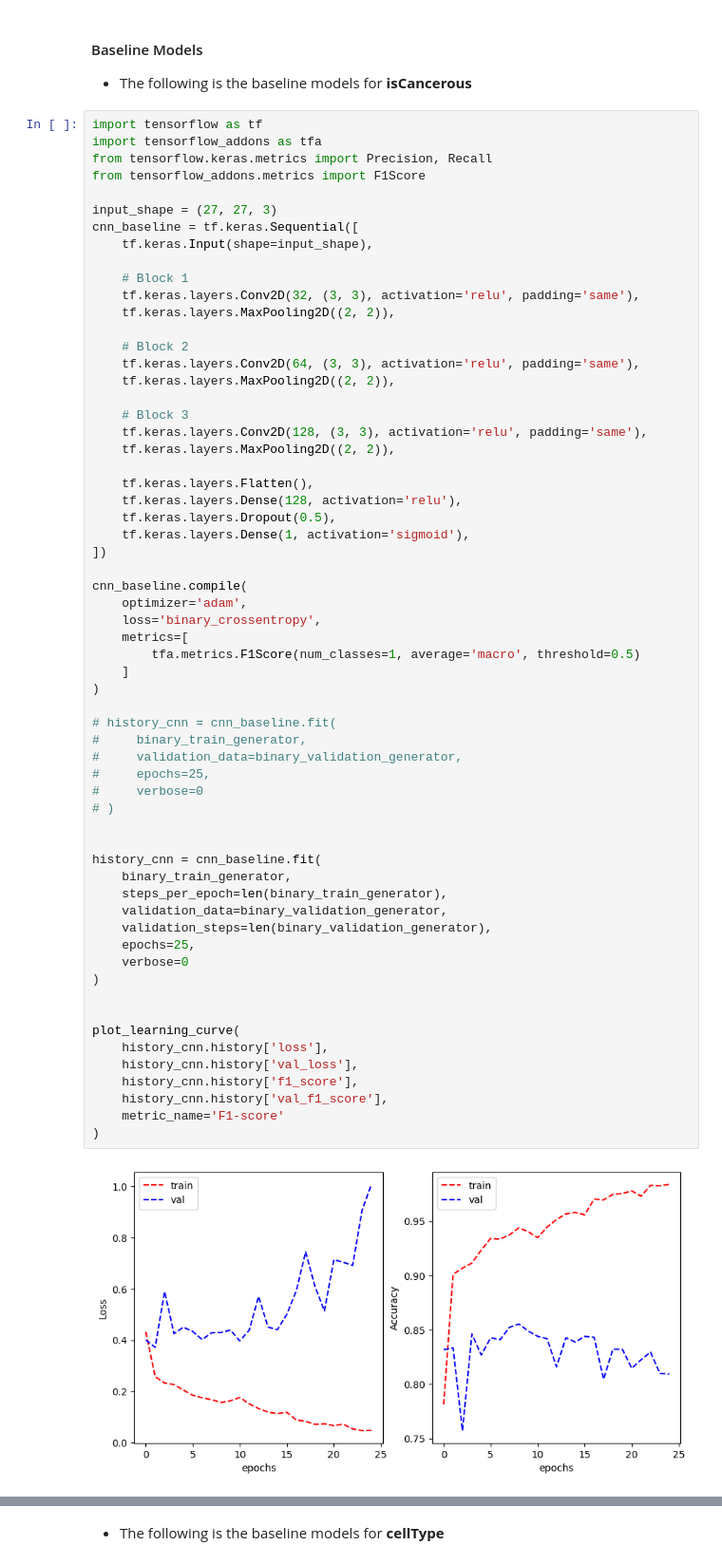
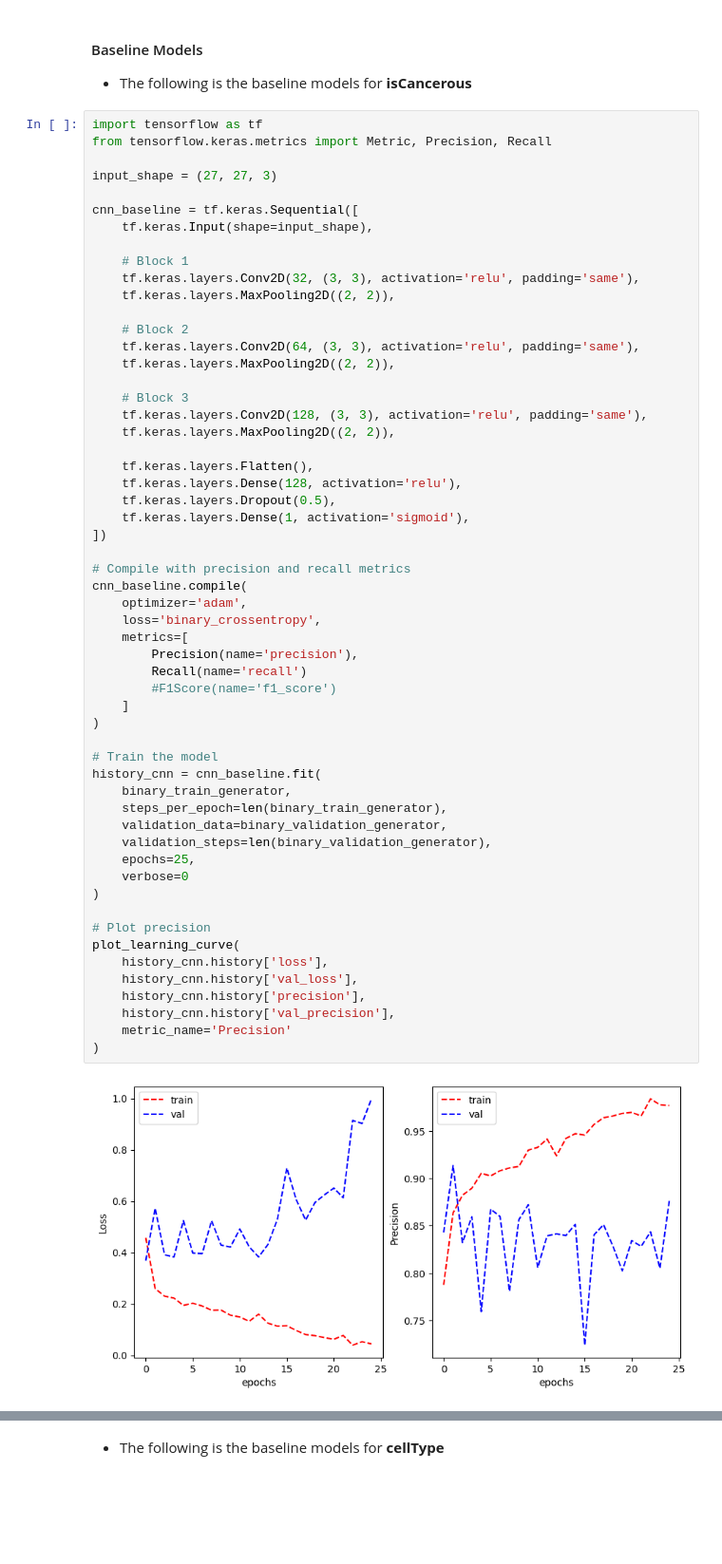
Before and after one commit to Adi112004/Machine-Learning-Assignment-2, a Jupyter notebook: Assignment2-ML.ipynb, the cells around one changed output, grey strips where cells are left out. Shown at 95% size. Cells and saved outputs as stored; diff of their text form; blank space fills up the shorter version.

Commit message:
precision and recall added

```diff
--- a/Assignment2-ML.ipynb
+++ b/Assignment2-ML.ipynb
@@ -413,11 +412,10 @@ def plot_learning_curve(train_loss, val_loss, train_metric, val_metric, metric_n
 - The following is the baseline models for **isCancerous**
 # %%
 import tensorflow as tf
-import tensorflow_addons as tfa
-from tensorflow.keras.metrics import Precision, Recall
-from tensorflow_addons.metrics import F1Score
+from tensorflow.keras.metrics import Metric, Precision, Recall
 
 input_shape = (27, 27, 3)
+
 cnn_baseline = tf.keras.Sequential([
     tf.keras.Input(shape=input_shape),
 
@@ -433,47 +431,43 @@ cnn_baseline = tf.keras.Sequential([
     tf.keras.layers.Conv2D(128, (3, 3), activation='relu', padding='same'),
     tf.keras.layers.MaxPooling2D((2, 2)),
 
     tf.keras.layers.Flatten(),
     tf.keras.layers.Dense(128, activation='relu'),
     tf.keras.layers.Dropout(0.5),
     tf.keras.layers.Dense(1, activation='sigmoid'),
 ])
 
+# Compile with precision and recall metrics
 cnn_baseline.compile(
     optimizer='adam',
     loss='binary_crossentropy',
     metrics=[
-        tfa.metrics.F1Score(num_classes=1, average='macro', threshold=0.5)
+        Precision(name='precision'),
+        Recall(name='recall')
+        #F1Score(name='f1_score')
     ]
 )
 
-# history_cnn = cnn_baseline.fit(
-#     binary_train_generator,
-#     validation_data=binary_validation_generator,
-#     epochs=25,
-#     verbose=0
-# )
-
-
+# Train the model
 history_cnn = cnn_baseline.fit(
     binary_train_generator,
     steps_per_epoch=len(binary_train_generator),
     validation_data=binary_validation_generator,
     validation_steps=len(binary_validation_generator),
     epochs=25,
     verbose=0
 )
 
-
+# Plot precision
 plot_learning_curve(
     history_cnn.history['loss'],
     history_cnn.history['val_loss'],
-    history_cnn.history['f1_score'],
-    history_cnn.history['val_f1_score'],
-    metric_name='F1-score'
+    history_cnn.history['precision'],
+    history_cnn.history['val_precision'],
+    metric_name='Precision'
 )
 # %% [output]
-[figure, old version]
+[figure, new version]
 # %%
 input_shape = (27, 27, 3)
 mlp_binary = tf.keras.Sequential([
```
Also changed, not shown: parts of 7 cells of this notebook.
